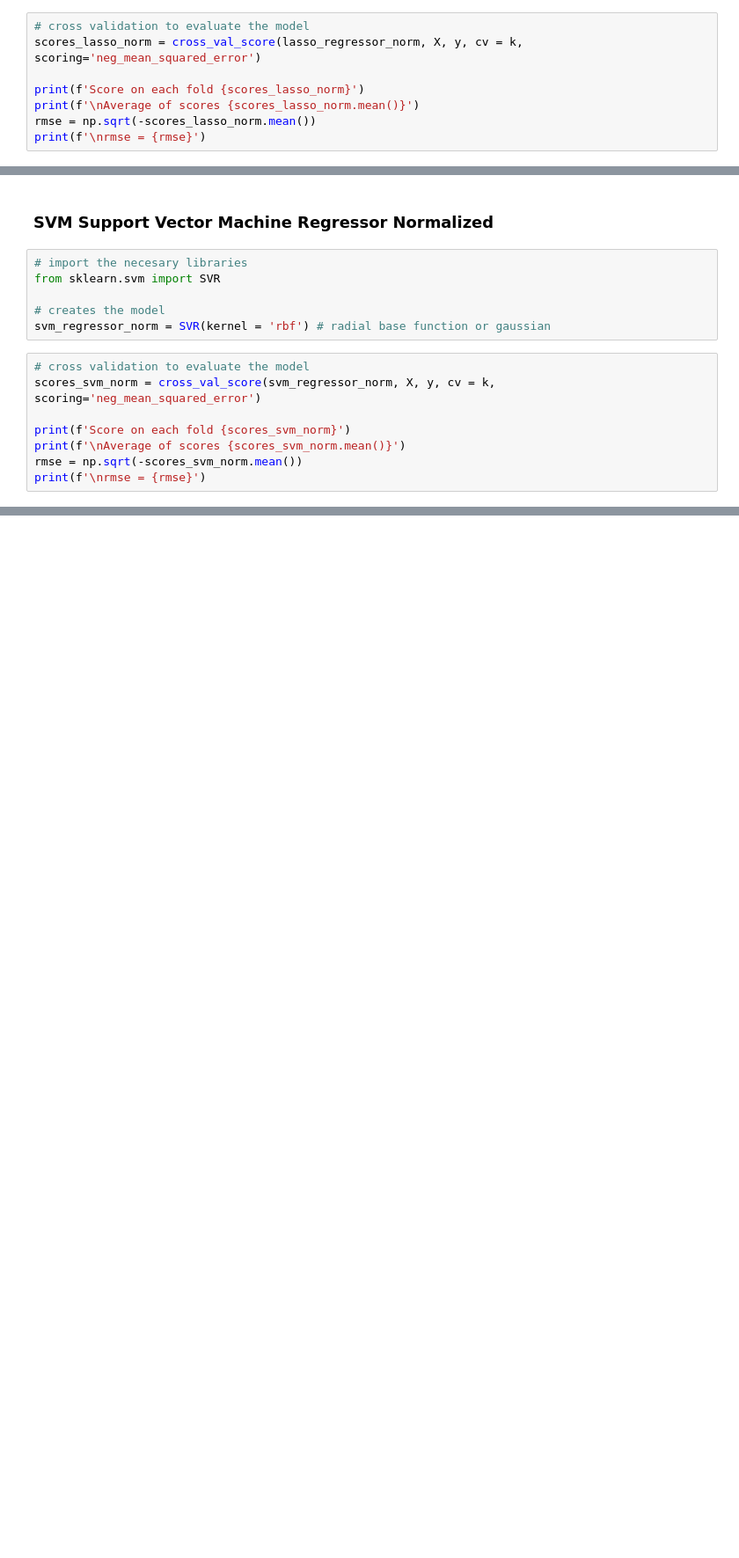
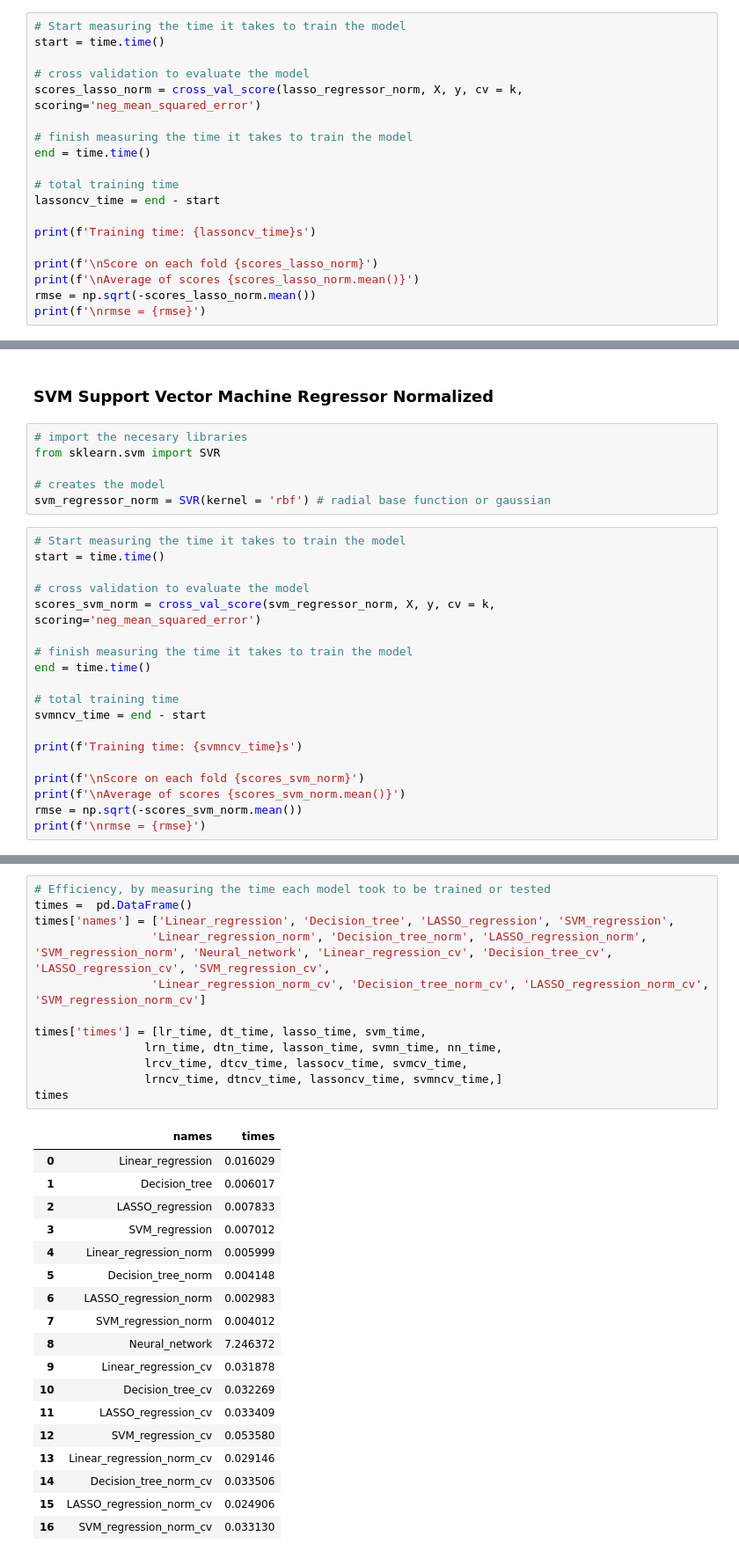
Before and after one commit to montwa/Ryerson, a Jupyter notebook: Coffee Price Regression Analysis.ipynb, the cells around one changed output, grey strips where cells are left out. Shown at 88% size. Cells and saved outputs as stored; diff of their text form; blank space fills up the shorter version.

```diff
--- a/Coffee Price Regression Analysis.ipynb
+++ b/Coffee Price Regression Analysis.ipynb
@@ -1652,10 +1837,21 @@ from sklearn.linear_model import Lasso
 #lasso_regressor = Lasso(fit_intercept=False)
 lasso_regressor_norm = Lasso()
 # %%
+# Start measuring the time it takes to train the model
+start = time.time()
+
 # cross validation to evaluate the model
 scores_lasso_norm = cross_val_score(lasso_regressor_norm, X, y, cv = k, scoring='neg_mean_squared_error')
 
-print(f'Score on each fold {scores_lasso_norm}')
+# finish measuring the time it takes to train the model
+end = time.time()
+
+# total training time
+lassoncv_time = end - start
+
+print(f'Training time: {lassoncv_time}s')
+
+print(f'\nScore on each fold {scores_lasso_norm}')
 print(f'\nAverage of scores {scores_lasso_norm.mean()}')
 rmse = np.sqrt(-scores_lasso_norm.mean())
 print(f'\nrmse = {rmse}')
@@ -1674,10 +1872,21 @@ from sklearn.svm import SVR
 # creates the model
 svm_regressor_norm = SVR(kernel = 'rbf') # radial base function or gaussian
 # %%
+# Start measuring the time it takes to train the model
+start = time.time()
+
 # cross validation to evaluate the model
 scores_svm_norm = cross_val_score(svm_regressor_norm, X, y, cv = k, scoring='neg_mean_squared_error')
 
-print(f'Score on each fold {scores_svm_norm}')
+# finish measuring the time it takes to train the model
+end = time.time()
+
+# total training time
+svmncv_time = end - start
+
+print(f'Training time: {svmncv_time}s')
+
+print(f'\nScore on each fold {scores_svm_norm}')
 print(f'\nAverage of scores {scores_svm_norm.mean()}')
 rmse = np.sqrt(-scores_svm_norm.mean())
 print(f'\nrmse = {rmse}')
@@ -1687,3 +1898,34 @@ Score on each fold [-0.2404445  -0.0063709  -0.07527134 -0.00384803 -0.00245652]
 Average of scores -0.06567825455570615
 
 rmse = 0.256277690319907
+# %%
+# Efficiency, by measuring the time each model took to be trained or tested
+times =  pd.DataFrame()
+times['names'] = ['Linear_regression', 'Decision_tree', 'LASSO_regression', 'SVM_regression',
+                 'Linear_regression_norm', 'Decision_tree_norm', 'LASSO_regression_norm', 'SVM_regression_norm', 'Neural_network', 'Linear_regression_cv', 'Decision_tree_cv', 'LASSO_regression_cv', 'SVM_regression_cv',
+                 'Linear_regression_norm_cv', 'Decision_tree_norm_cv', 'LASSO_regression_norm_cv', 'SVM_regression_norm_cv']
+
+times['times'] = [lr_time, dt_time, lasso_time, svm_time,
+                lrn_time, dtn_time, lasson_time, svmn_time, nn_time,
+                lrcv_time, dtcv_time, lassocv_time, svmcv_time,
+                lrncv_time, dtncv_time, lassoncv_time, svmncv_time,]
+times
+# %% [output]
+|  | names | times |
+| 0 | Linear_regression | 0.016029 |
+| 1 | Decision_tree | 0.006017 |
+| 2 | LASSO_regression | 0.007833 |
+| 3 | SVM_regression | 0.007012 |
+| 4 | Linear_regression_norm | 0.005999 |
+| 5 | Decision_tree_norm | 0.004148 |
+| 6 | LASSO_regression_norm | 0.002983 |
+| 7 | SVM_regression_norm | 0.004012 |
+| 8 | Neural_network | 7.246372 |
+| 9 | Linear_regression_cv | 0.031878 |
+| 10 | Decision_tree_cv | 0.032269 |
+| 11 | LASSO_regression_cv | 0.033409 |
+| 12 | SVM_regression_cv | 0.053580 |
+| 13 | Linear_regression_norm_cv | 0.029146 |
+| 14 | Decision_tree_norm_cv | 0.033506 |
+| 15 | LASSO_regression_norm_cv | 0.024906 |
+| 16 | SVM_regression_norm_cv | 0.033130 |
```
Also changed, not shown: parts of 26 cells of this notebook, 1 other file.
